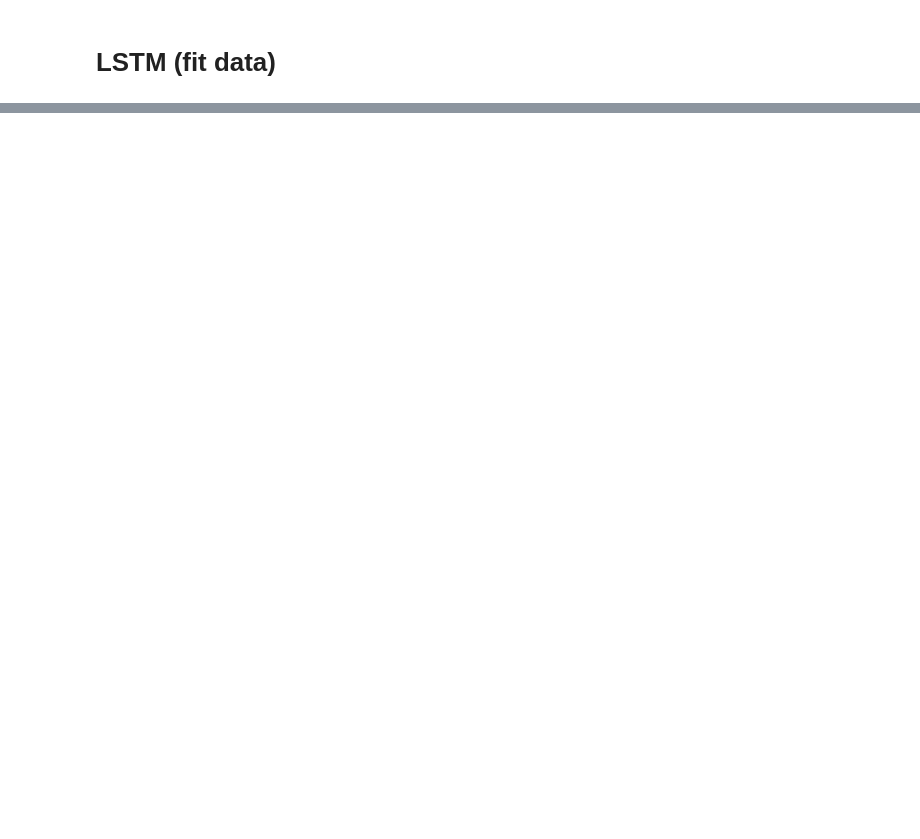
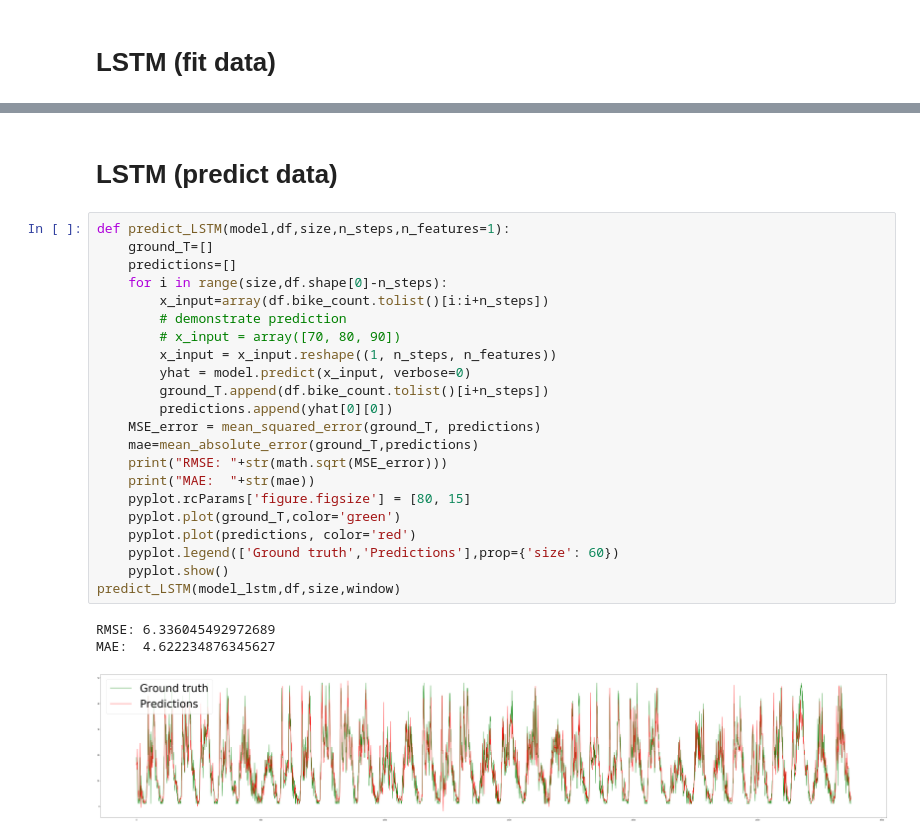
Before and after one commit to vandenbroucke/BRUBIKE, a Jupyter notebook: prediction/Predicting_Traffic_ARIMA_RNN_models.ipynb, the cells around one changed output, grey strips where cells are left out. Cells and saved outputs as stored; diff of their text form; blank space fills up the shorter version.

```diff
--- a/prediction/Predicting_Traffic_ARIMA_RNN_models.ipynb
+++ b/prediction/Predicting_Traffic_ARIMA_RNN_models.ipynb
@@ -375,2 +416,30 @@ model_lstm=configure_and_run_LSTM(window,df,size)
+# %% [markdown]
+# LSTM (predict data)
+# %%
+def predict_LSTM(model,df,size,n_steps,n_features=1):
+    ground_T=[]
+    predictions=[]
+    for i in range(size,df.shape[0]-n_steps):
+        x_input=array(df.bike_count.tolist()[i:i+n_steps])
+        # demonstrate prediction
+        # x_input = array([70, 80, 90])
+        x_input = x_input.reshape((1, n_steps, n_features))
+        yhat = model.predict(x_input, verbose=0)
+        ground_T.append(df.bike_count.tolist()[i+n_steps])
+        predictions.append(yhat[0][0])
+    MSE_error = mean_squared_error(ground_T, predictions)
+    mae=mean_absolute_error(ground_T,predictions)
+    print("RMSE: "+str(math.sqrt(MSE_error)))
+    print("MAE:  "+str(mae))
+    pyplot.rcParams['figure.figsize'] = [80, 15]
+    pyplot.plot(ground_T,color='green')
+    pyplot.plot(predictions, color='red')
+    pyplot.legend(['Ground truth','Predictions'],prop={'size': 60})
+    pyplot.show()
+predict_LSTM(model_lstm,df,size,window)
+# %% [output]
+RMSE: 6.336045492972689
+MAE:  4.622234876345627
+[figure, added]
 # %%
  print(dt.now()-start)
```
Also changed, not shown: parts of 9 cells of this notebook.
